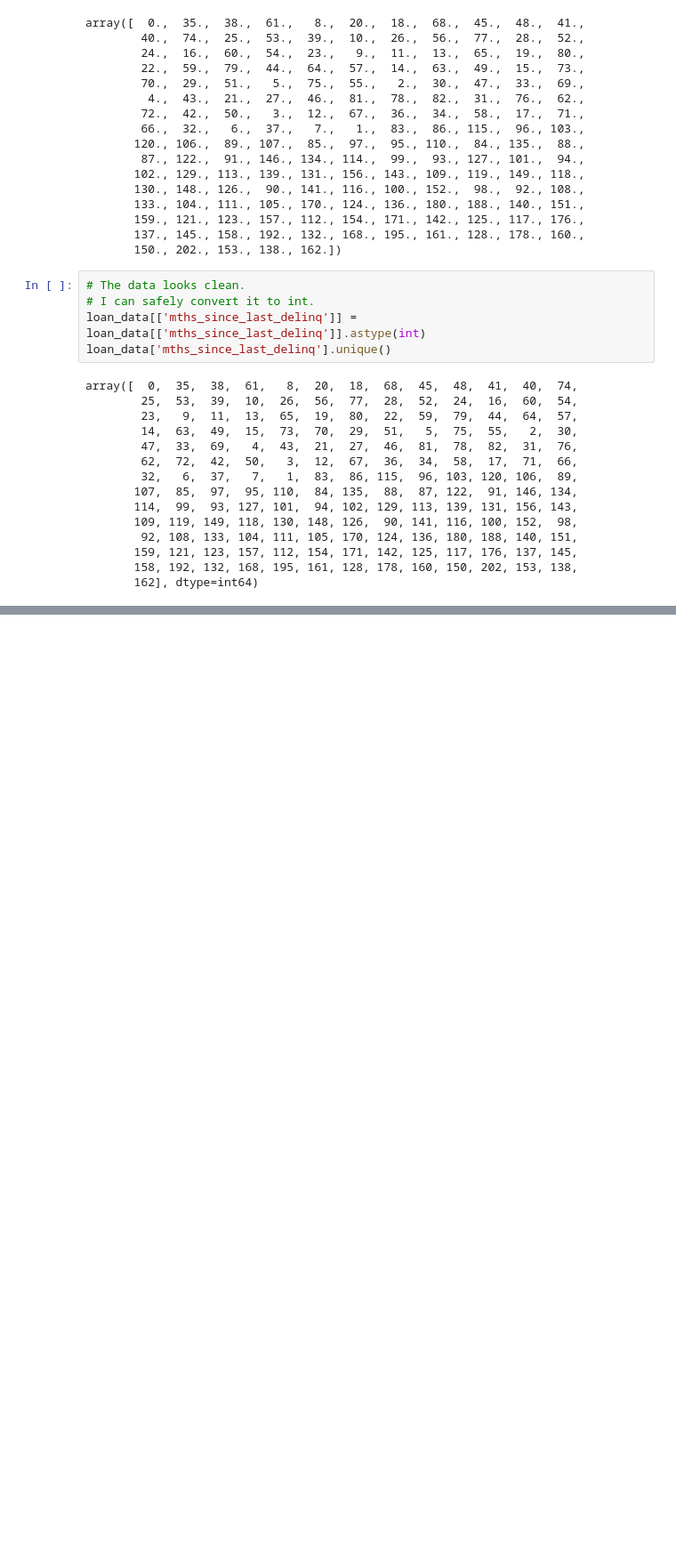
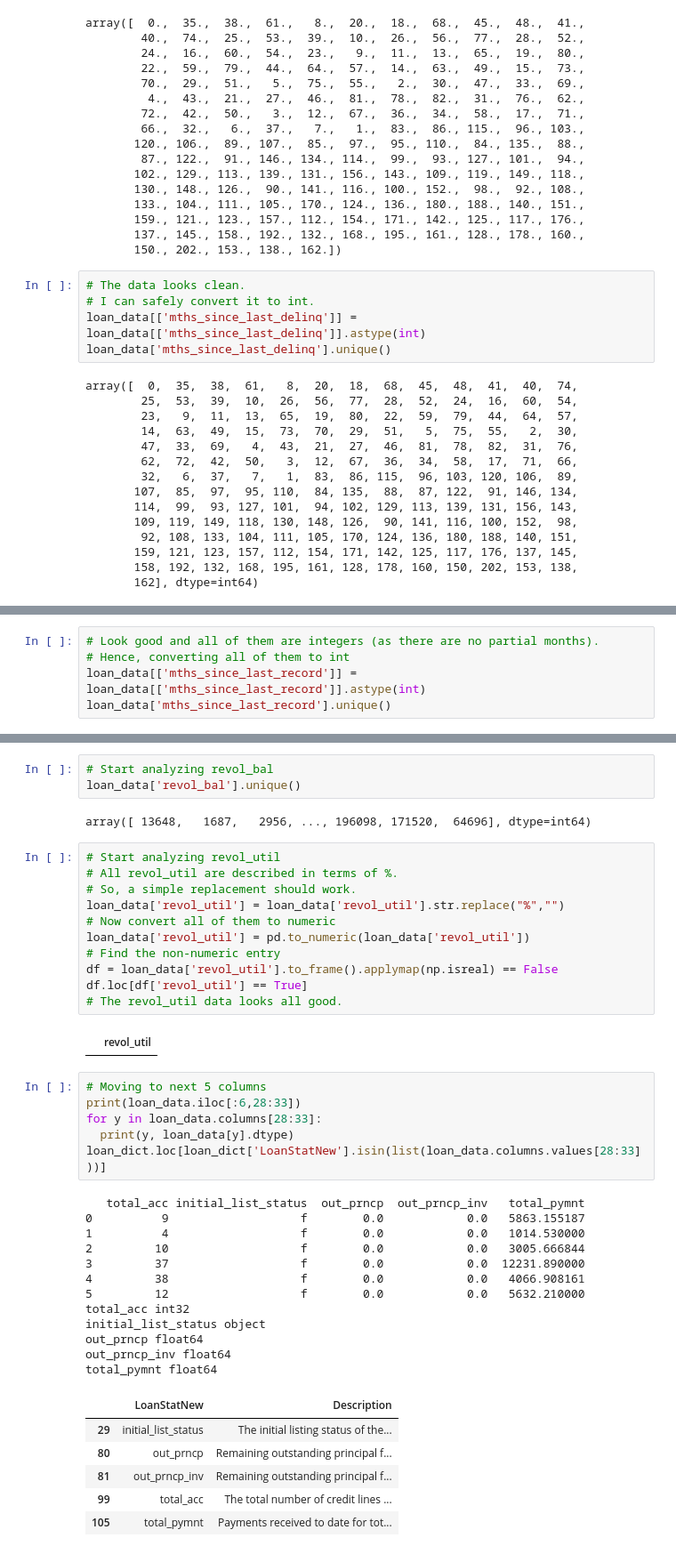
Before and after one commit to anilrajgr/udacity-machine-learning, a Jupyter notebook: projects/capstone/csv2dataframe.ipynb, the cells around one changed output, grey strips where cells are left out. Shown at 89% size. Saved outputs shown, nothing was run; the diff lists cells and outputs as text; blank space fills up the shorter version.

```diff
--- a/projects/capstone/csv2dataframe.ipynb
+++ b/projects/capstone/csv2dataframe.ipynb
@@ -713,0 +759,5 @@ array([  0,  35,  38,  61,   8,  20,  18,  68,  45,  48,  41,  40,  74,
+# %%
+# Look good and all of them are integers (as there are no partial months).
+# Hence, converting all of them to int
+loan_data[['mths_since_last_record']] = loan_data[['mths_since_last_record']].astype(int)
+loan_data['mths_since_last_record'].unique()
@@ -713,0 +792,43 @@ array([  0,  35,  38,  61,   8,  20,  18,  68,  45,  48,  41,  40,  74,
+# %%
+# Start analyzing revol_bal
+loan_data['revol_bal'].unique()
+# %% [output]
+array([ 13648,   1687,   2956, ..., 196098, 171520,  64696], dtype=int64)
+# %%
+# Start analyzing revol_util
+# All revol_util are described in terms of %.
+# So, a simple replacement should work.
+loan_data['revol_util'] = loan_data['revol_util'].str.replace("%","")
+# Now convert all of them to numeric
+loan_data['revol_util'] = pd.to_numeric(loan_data['revol_util'])
+# Find the non-numeric entry
+df = loan_data['revol_util'].to_frame().applymap(np.isreal) == False
+df.loc[df['revol_util'] == True]
+# The revol_util data looks all good.
+# %% [output]
+|  | revol_util |
+# %%
+# Moving to next 5 columns
+print(loan_data.iloc[:6,28:33])
+for y in loan_data.columns[28:33]:
+  print(y, loan_data[y].dtype)
+loan_dict.loc[loan_dict['LoanStatNew'].isin(list(loan_data.columns.values[28:33]))]
+# %% [output]
+   total_acc initial_list_status  out_prncp  out_prncp_inv   total_pymnt
+0          9                   f        0.0            0.0   5863.155187
+1          4                   f        0.0            0.0   1014.530000
+2         10                   f        0.0            0.0   3005.666844
+3         37                   f        0.0            0.0  12231.890000
+4         38                   f        0.0            0.0   4066.908161
+5         12                   f        0.0            0.0   5632.210000
+total_acc int32
+initial_list_status object
+out_prncp float64
+out_prncp_inv float64
+total_pymnt float64
+|  | LoanStatNew | Description |
+| 29 | initial_list_status | The initial listing status of the... |
+| 80 | out_prncp | Remaining outstanding principal f... |
+| 81 | out_prncp_inv | Remaining outstanding principal f... |
+| 99 | total_acc | The total number of credit lines ... |
+| 105 | total_pymnt | Payments received to date for tot... |
```
Also changed, not shown: parts of 13 cells of this notebook.
